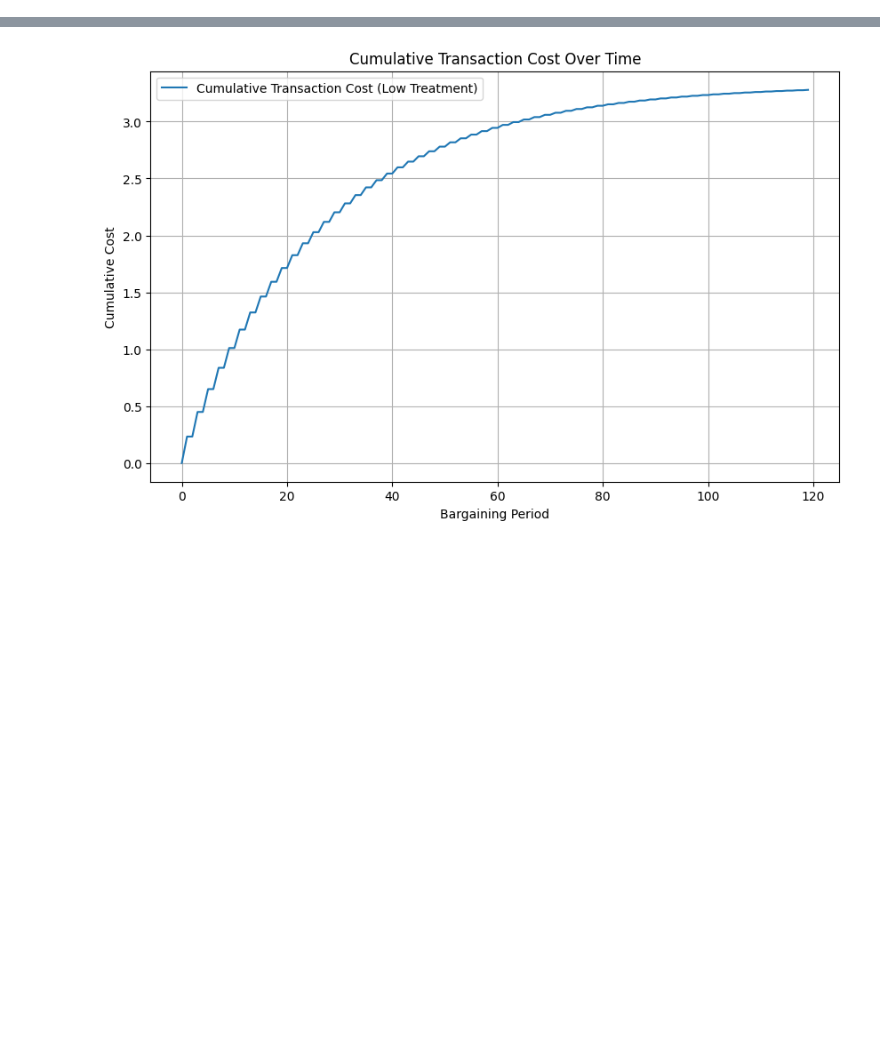
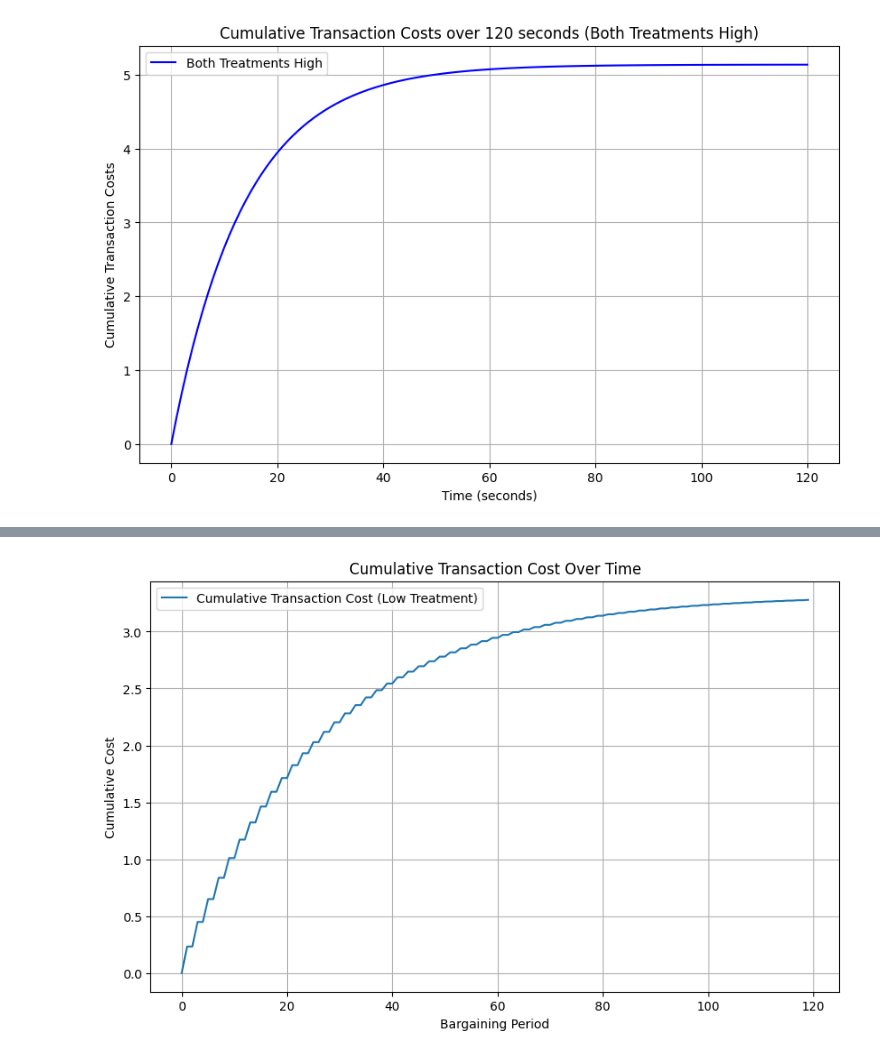
Before and after one commit to NicolasRoever/bargaining_experiment, a Jupyter notebook: sandbox.ipynb, the cells around one changed output, grey strips where cells are left out. Drawn from its saved outputs; the diff is of its cells as text; code cells hidden in the pictures; blank space fills up the shorter version.

```diff
--- a/sandbox.ipynb
+++ b/sandbox.ipynb
@@ -35,0 +42,18 @@ def calculate_transaction_costs(TA_treatment_high: bool, total_bargaining_time:
+# %%
+cumulative_costs, _ = calculate_transaction_costs(
+    TA_treatment_high=True,
+    delay_treatment_high=True,
+    total_bargaining_time=120
+)
+
+# Plot cumulative transaction costs
+plt.figure(figsize=(10, 6))
+plt.plot(np.arange(0, 121), cumulative_costs, label="Both Treatments High", color='blue')
+plt.xlabel('Time (seconds)')
+plt.ylabel('Cumulative Transaction Costs')
+plt.title('Cumulative Transaction Costs over 120 seconds (Both Treatments High)')
+plt.legend()
+plt.grid(True)
+plt.show()
+# %% [output]
+[figure, added]
```
Also changed, not shown: parts of 3 cells of this notebook, 3 other files.
